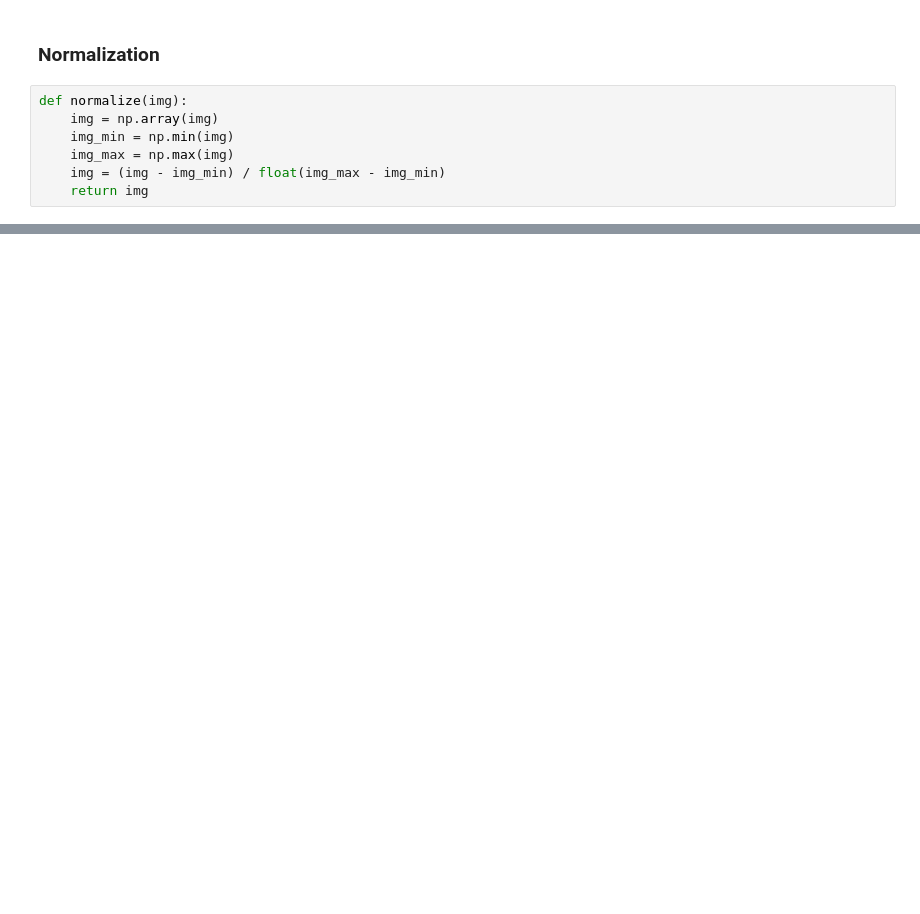
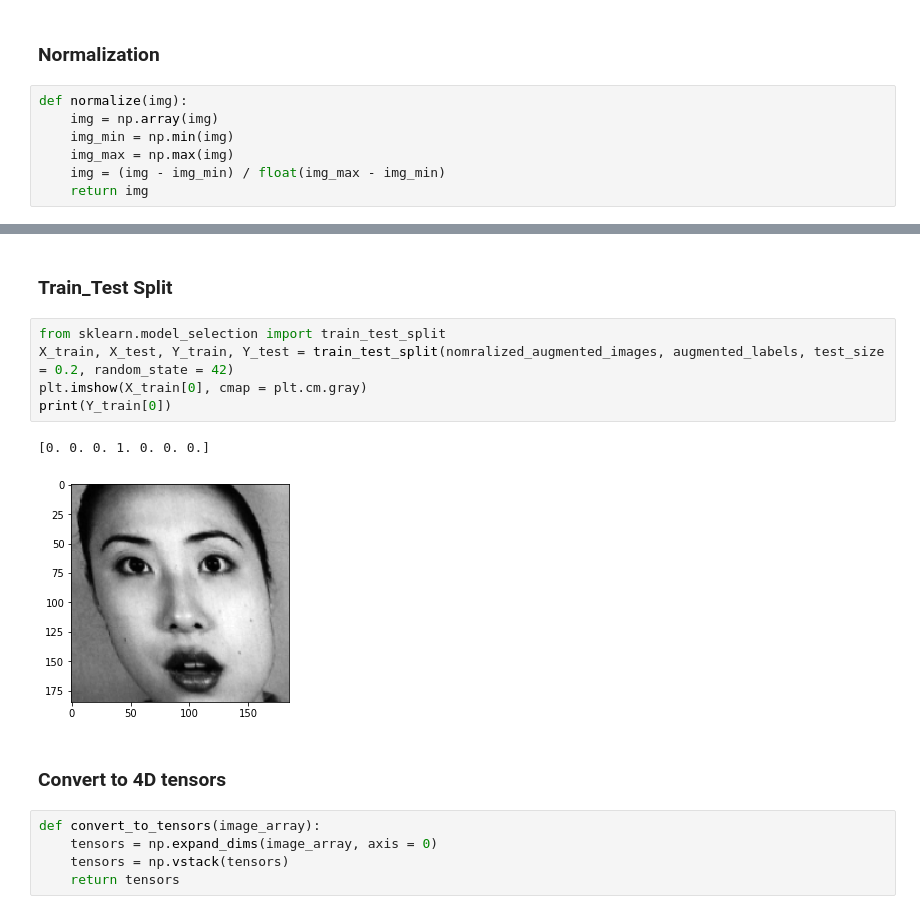
Before and after one commit to peterRaafat/machine-learning, a Jupyter notebook: Udacity- Machine learning nanodegree/Facial expressions/Project/facial expressions.ipynb, the cells around one changed output, grey strips where cells are left out. Cells and saved outputs as stored; diff of their text form; blank space fills up the shorter version.

Commit message:
added train_test split and tensor conversion

```diff
--- a/Udacity- Machine learning nanodegree/Facial expressions/Project/facial expressions.ipynb
+++ b/Udacity- Machine learning nanodegree/Facial expressions/Project/facial expressions.ipynb
@@ -232,0 +235,17 @@ print(nomralized_augmented_images[0])
+# %% [markdown]
+### Train_Test Split
+# %%
+from sklearn.model_selection import train_test_split
+X_train, X_test, Y_train, Y_test = train_test_split(nomralized_augmented_images, augmented_labels, test_size = 0.2, random_state = 42)
+plt.imshow(X_train[0], cmap = plt.cm.gray)
+print(Y_train[0])
+# %% [output]
+[0. 0. 0. 1. 0. 0. 0.]
+[figure, added]
+# %% [markdown]
+### Convert to 4D tensors
+# %%
+def convert_to_tensors(image_array):
+    tensors = np.expand_dims(image_array, axis = 0)
+    tensors = np.vstack(tensors)
+    return tensors
```
Also changed, not shown: parts of 11 cells of this notebook.
